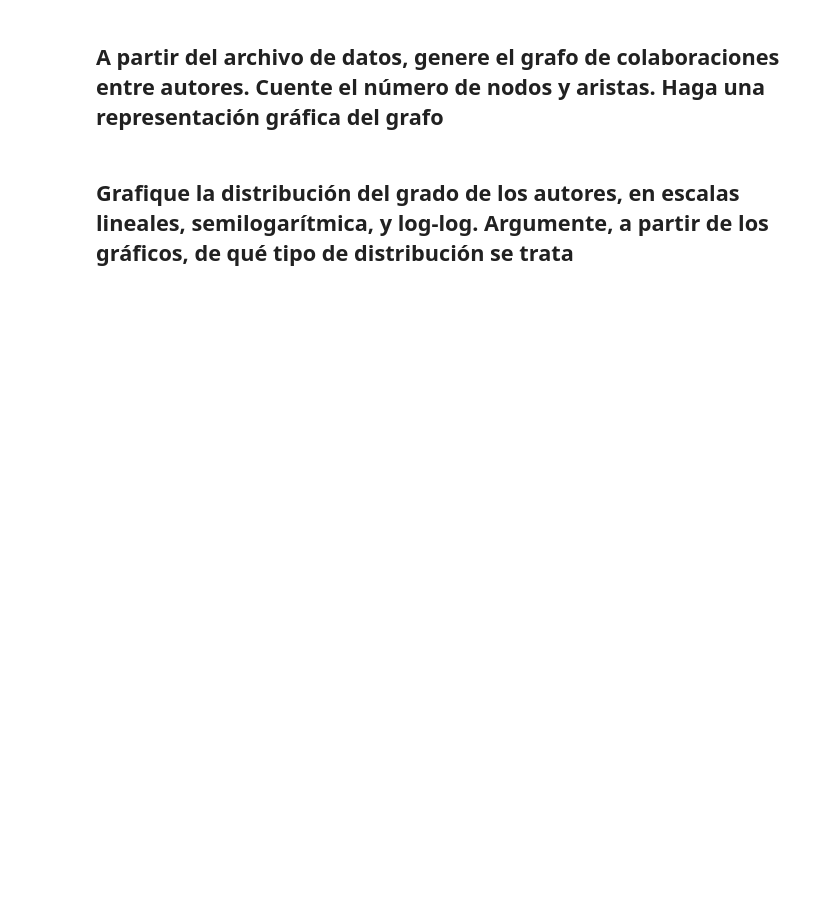
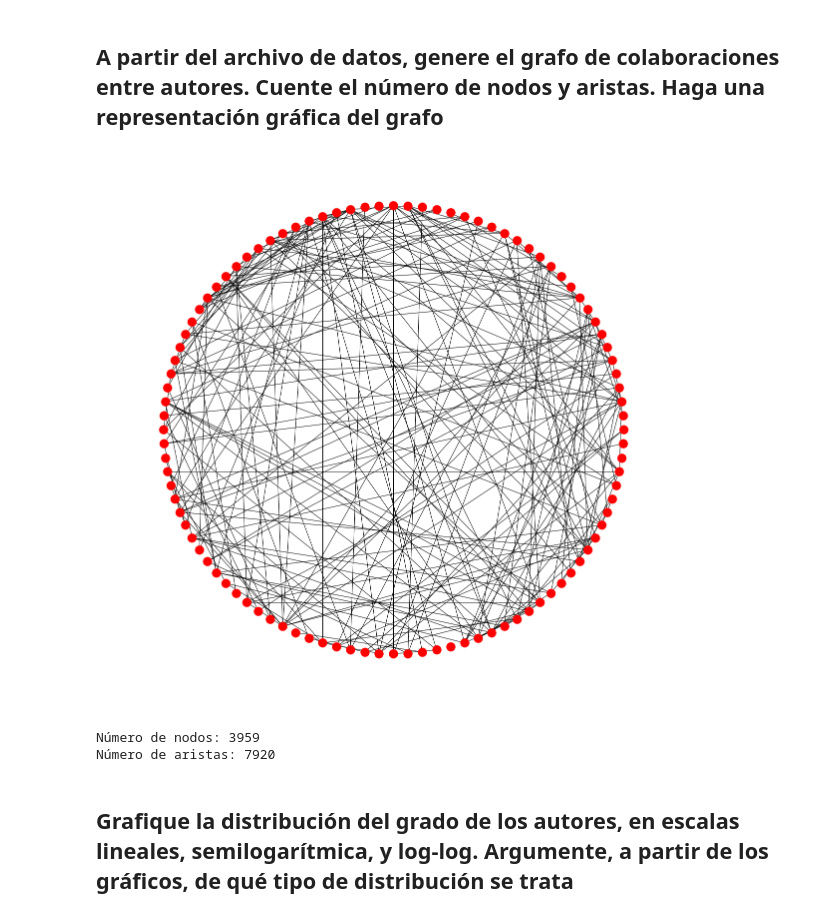
Before and after one commit to santiago-mb/data-science, a Jupyter notebook: wip/tp4/tp4.ipynb, the cells around one changed output. Drawn from its saved outputs; the diff is of its cells as text; code cells hidden in the pictures; blank space fills up the shorter version.

```diff
--- a/wip/tp4/tp4.ipynb
+++ b/wip/tp4/tp4.ipynb
@@ -24,12 +26,22 @@ with open("processed.csv", "r") as infile:
 ## A partir del archivo de datos, genere el grafo de colaboraciones entre autores. Cuente el número de nodos y aristas. Haga una representación gráfica del grafo
 # %%
 plt.subplots(figsize=(20,20))
-nx.draw_shell(G)
+number_of_samples = 100
+
+degree_sequence = sorted([(n[1], n[0]) for n in nx.degree(G)], reverse=True)
+sample = [n[1] for i, n in enumerate(degree_sequence) if i < number_of_samples]
+
+GAux = nx.subgraph(G, sample)
+nx.draw_shell(GAux)
 
 plt.show()
 
 print 'Número de nodos:', nx.number_of_nodes(G)
 print 'Número de aristas:', nx.number_of_edges(G)
+# %% [output]
+[figure, added]
+Número de nodos: 3959
+Número de aristas: 7920
 # %% [markdown]
 ## Grafique la distribución del grado de los autores, en escalas lineales, semilogarítmica, y log-log. Argumente, a partir de los gráficos, de qué tipo de distribución se trata
 # %%
```
Also changed, not shown: parts of 5 cells of this notebook, 1 other file.
